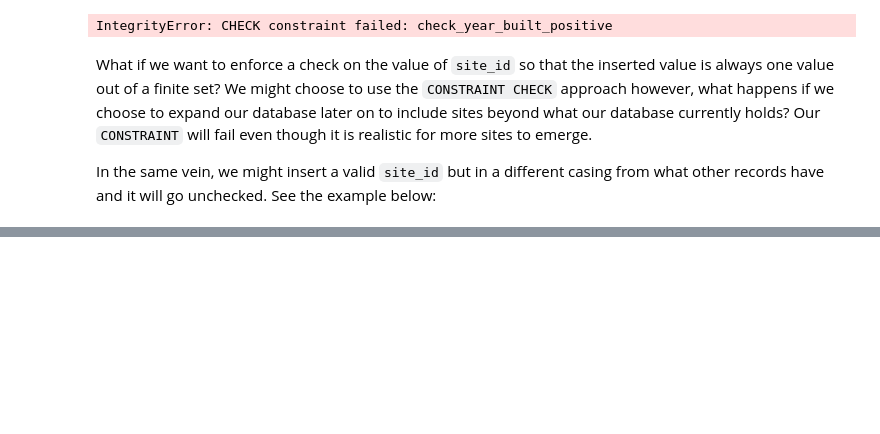
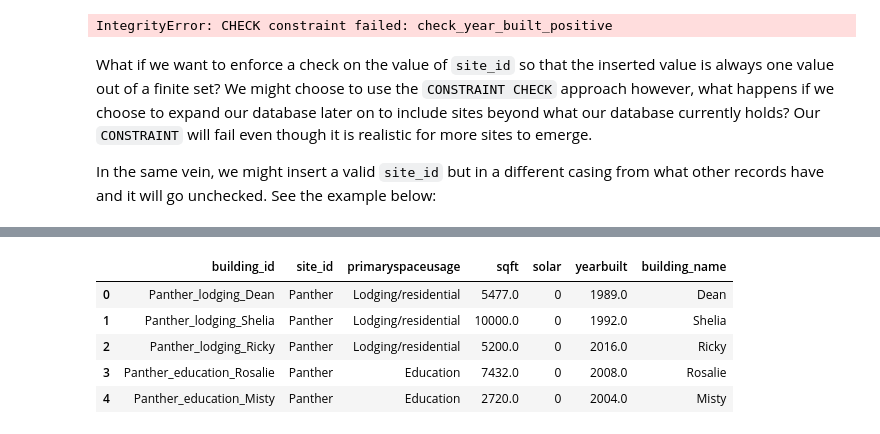
Before and after one commit to intelligent-environments-lab/occupant_centric_grid_interactive_buildings_course, a Jupyter notebook: src/notebooks/tutorials/sqlite_relational_database.ipynb, the cells around one changed output, grey strips where cells are left out. Drawn from its saved outputs; the diff is of its cells as text; code cells hidden in the pictures; blank space fills up the shorter version.

```diff
--- a/src/notebooks/tutorials/sqlite_relational_database.ipynb
+++ b/src/notebooks/tutorials/sqlite_relational_database.ipynb
@@ -831,0 +1113,18 @@ building_metadata table:
+# %%
+# extract building name
+building_metadata['building_name'] = building_metadata['building_id'].str.split('_', expand=True)[2]
+
+# set solar to binary integer
+building_metadata.loc[building_metadata['solar']=='Yes', 'solar'] = 1
+
+# set solar value to 0 for records with NULL solar value
+building_metadata['solar'] = building_metadata['solar'].fillna(0)
+
+display(building_metadata.head())
+# %% [output]
+|  | building_id | site_id | primaryspaceusage | sqft | solar | yearbuilt | building_name |
+| 0 | Panther_lodging_Dean | Panther | Lodging/residential | 5477.0 | 0 | 1989.0 | Dean |
+| 1 | Panther_lodging_Shelia | Panther | Lodging/residential | 10000.0 | 0 | 1992.0 | Shelia |
+| 2 | Panther_lodging_Ricky | Panther | Lodging/residential | 5200.0 | 0 | 2016.0 | Ricky |
+| 3 | Panther_education_Rosalie | Panther | Education | 7432.0 | 0 | 2008.0 | Rosalie |
+| 4 | Panther_education_Misty | Panther | Education | 2720.0 | 0 | 2004.0 | Misty |
```
Also changed, not shown: parts of 90 cells of this notebook.
